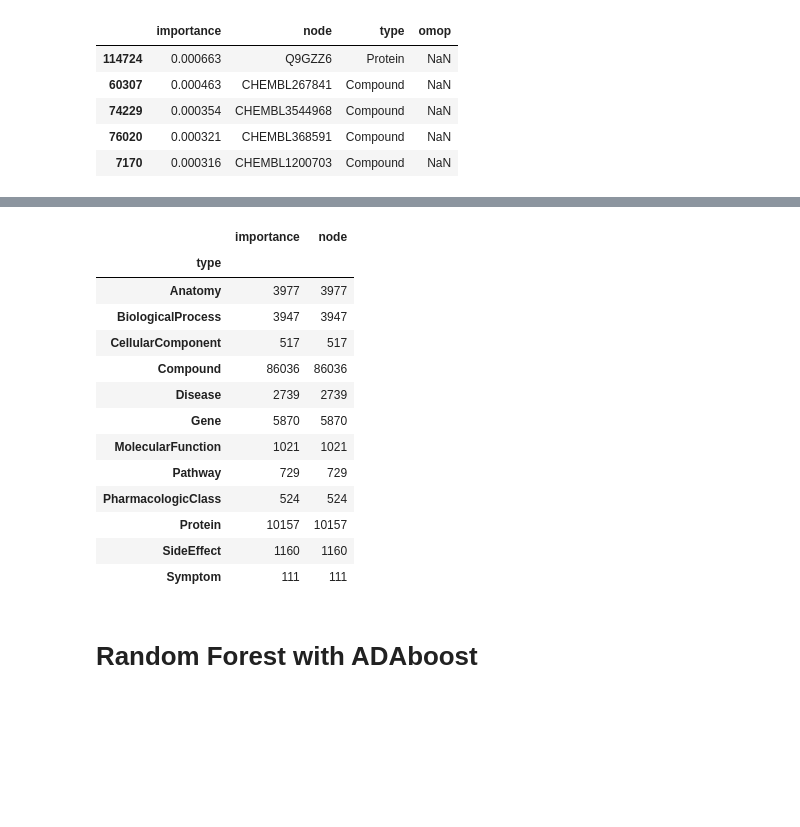
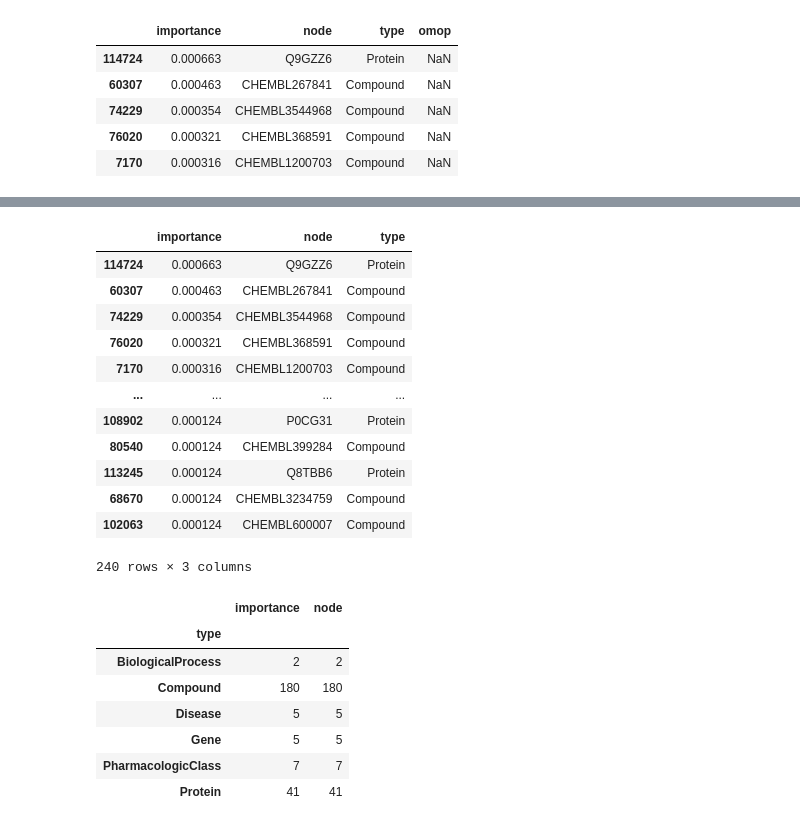
Before and after one commit to sanjayontheweb/SergioRotation, a Jupyter notebook: Addiction_RF.ipynb, the cells around one changed output, grey strips where cells are left out. Saved outputs shown, nothing was run; the diff lists cells and outputs as text; code cells hidden in the pictures; blank space fills up the shorter version.

```diff
--- a/Addiction_RF.ipynb
+++ b/Addiction_RF.ipynb
@@ -179,0 +251,19 @@ feature_importance_df.groupby('type').count()
+# %%
+feature_importance_df.sort_values('importance', ascending = False).head(240).drop('omop', axis = 1)
+# %% [output]
+|  | importance | node | type |
+| 114724 | 0.000663 | Q9GZZ6 | Protein |
+| 60307 | 0.000463 | CHEMBL267841 | Compound |
+| 74229 | 0.000354 | CHEMBL3544968 | Compound |
+| 76020 | 0.000321 | CHEMBL368591 | Compound |
+| 7170 | 0.000316 | CHEMBL1200703 | Compound |
+| ... | ... | ... | ... |
+| 108902 | 0.000124 | P0CG31 | Protein |
+| 80540 | 0.000124 | CHEMBL399284 | Compound |
+| 113245 | 0.000124 | Q8TBB6 | Protein |
+| 68670 | 0.000124 | CHEMBL3234759 | Compound |
+| 102063 | 0.000124 | CHEMBL600007 | Compound |
+240 rows × 3 columns
+# %%
+t240 = feature_importance_df.sort_values('importance', ascending = False).head(240).drop('omop', axis = 1)
+nt_t20 = nt_feature_importance_df.groupby('type', group_keys=False).apply(lambda group: group.nlargest(20, 'importance')).drop('omop', axis = 1)
@@ -180,19 +273,11 @@ feature_importance_df.groupby('type').count()
 # %%
-nt_feature_importance_df.groupby('type').count()
+t240.groupby('type').count()
 # %% [output]
 |  | importance | node |
 | type |  |  |
-| Anatomy | 3977 | 3977 |
-| BiologicalProcess | 3947 | 3947 |
-| CellularComponent | 517 | 517 |
-| Compound | 86036 | 86036 |
-| Disease | 2739 | 2739 |
-| Gene | 5870 | 5870 |
-| MolecularFunction | 1021 | 1021 |
-| Pathway | 729 | 729 |
-| PharmacologicClass | 524 | 524 |
-| Protein | 10157 | 10157 |
-| SideEffect | 1160 | 1160 |
-| Symptom | 111 | 111 |
+| BiologicalProcess | 2 | 2 |
+| Compound | 180 | 180 |
+| Disease | 5 | 5 |
+| Gene | 5 | 5 |
+| PharmacologicClass | 7 | 7 |
+| Protein | 41 | 41 |
-# %% [markdown]
-# Random Forest with ADAboost
```
Also changed, not shown: parts of 25 cells of this notebook, 9 other files.
